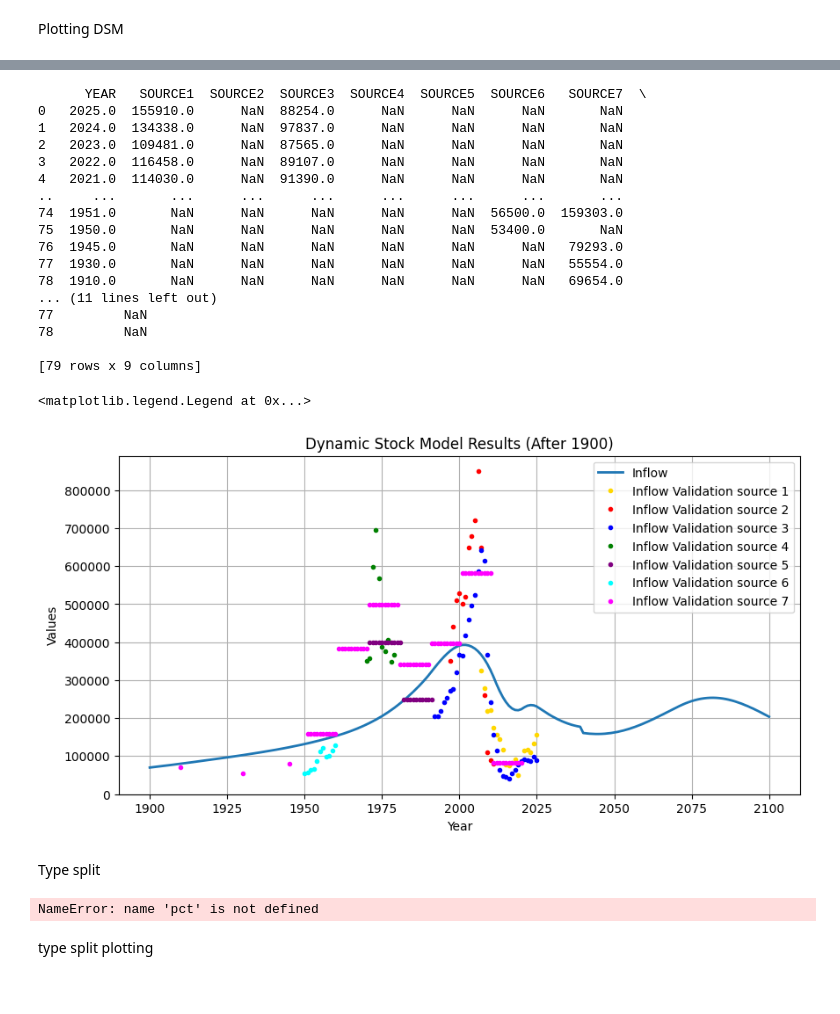
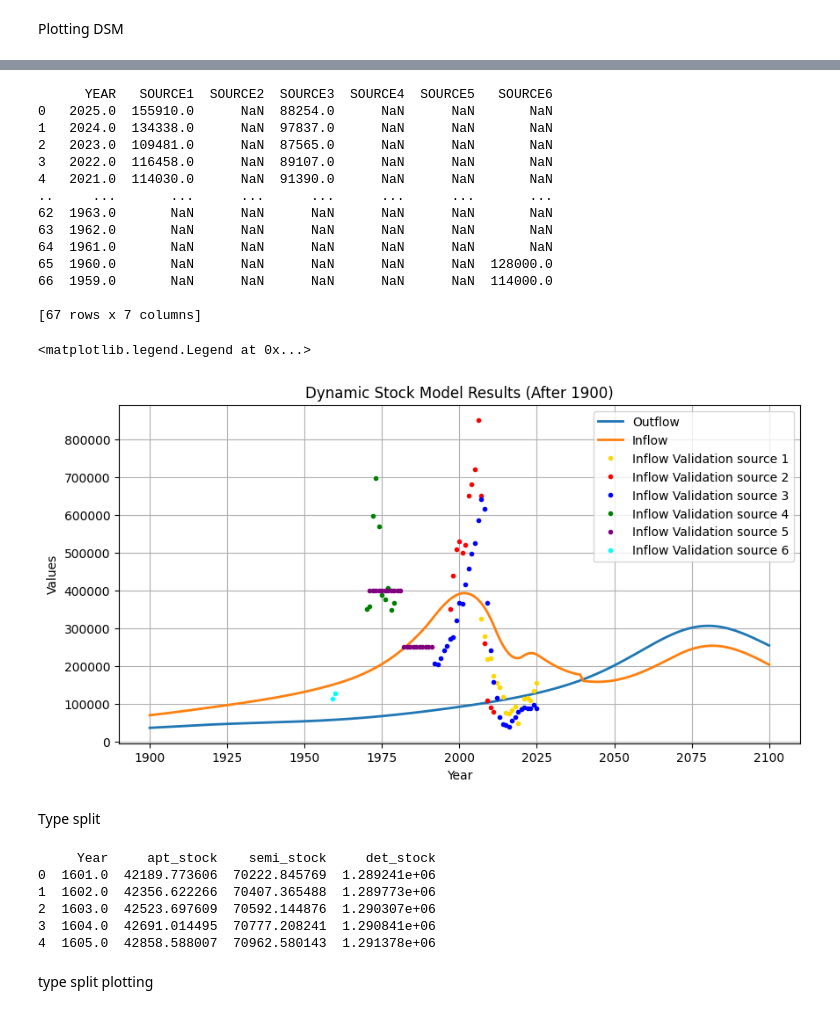
Before and after one commit to tdhunn01-design/MFA2, a Jupyter notebook: PPD_POP_Multiplied.ipynb, the cells around one changed output, grey strips where cells are left out. Drawn from its saved outputs; the diff is of its cells as text; code cells hidden in the pictures.

Commit message:
added DSM for type split

```diff
--- a/PPD_POP_Multiplied.ipynb
+++ b/PPD_POP_Multiplied.ipynb
@@ -166,43 +172,40 @@ validation_file = "inflow_validation.xlsx"
 # This file should be placed in the same directory as this notebook (on the JupyterHub server)
 
 # We read the data and store it in a Dataframe called "data", using the read_excel() panda function
-data_raw = pd.read_excel(validation_file, index_col = None, header = 0, usecols = 'D:L')
-validation_data = data_raw.iloc[0:79]
+data_raw = pd.read_excel(validation_file, index_col = None, header = 0, usecols = 'D:J')
+validation_data = data_raw.iloc[0:67]
 print(validation_data)
 # %% [output]
-      YEAR   SOURCE1  SOURCE2  SOURCE3  SOURCE4  SOURCE5  SOURCE6   SOURCE7  \
-0   2025.0  155910.0      NaN  88254.0      NaN      NaN      NaN       NaN
-1   2024.0  134338.0      NaN  97837.0      NaN      NaN      NaN       NaN
-2   2023.0  109481.0      NaN  87565.0      NaN      NaN      NaN       NaN
-3   2022.0  116458.0      NaN  89107.0      NaN      NaN      NaN       NaN
-4   2021.0  114030.0      NaN  91390.0      NaN      NaN      NaN       NaN
-..     ...       ...      ...      ...      ...      ...      ...       ...
-74  1951.0       NaN      NaN      NaN      NaN      NaN  56500.0  159303.0
-75  1950.0       NaN      NaN      NaN      NaN      NaN  53400.0       NaN
-76  1945.0       NaN      NaN      NaN      NaN      NaN      NaN   79293.0
-77  1930.0       NaN      NaN      NaN      NaN      NaN      NaN   55554.0
-78  1910.0       NaN      NaN      NaN      NaN      NaN      NaN   69654.0
-... (11 lines left out)
-77         NaN
-78         NaN
+      YEAR   SOURCE1  SOURCE2  SOURCE3  SOURCE4  SOURCE5   SOURCE6
+0   2025.0  155910.0      NaN  88254.0      NaN      NaN       NaN
+1   2024.0  134338.0      NaN  97837.0      NaN      NaN       NaN
+2   2023.0  109481.0      NaN  87565.0      NaN      NaN       NaN
+3   2022.0  116458.0      NaN  89107.0      NaN      NaN       NaN
+4   2021.0  114030.0      NaN  91390.0      NaN      NaN       NaN
+..     ...       ...      ...      ...      ...      ...       ...
+62  1963.0       NaN      NaN      NaN      NaN      NaN       NaN
+63  1962.0       NaN      NaN      NaN      NaN      NaN       NaN
+64  1961.0       NaN      NaN      NaN      NaN      NaN       NaN
+65  1960.0       NaN      NaN      NaN      NaN      NaN  128000.0
+66  1959.0       NaN      NaN      NaN      NaN      NaN  114000.0
 
-[79 rows x 9 columns]
+[67 rows x 7 columns]
 # %%
 # plotting after 1900
 plt.figure(figsize=(10, 5))
+plt.plot(t_array[t_array >= 1900], O_C_1d[t_array >= 1900], label='Outflow', lw=2)
 plt.plot(t_array[t_array >= 1900], I_all[t_array >= 1900], label='Inflow', lw=2)
 plt.plot(validation_data['YEAR'], validation_data['SOURCE1'], '.', label='Inflow Validation source 1',  color = 'gold')
 plt.plot(validation_data['YEAR'], validation_data['SOURCE2'], '.', label='Inflow Validation source 2',  color = 'red')
 plt.plot(validation_data['YEAR'], validation_data['SOURCE3'], '.', label='Inflow Validation source 3',  color = 'blue')
 plt.plot(validation_data['YEAR'], validation_data['SOURCE4'], '.', label='Inflow Validation source 4',  color = 'green')
 plt.plot(validation_data['YEAR'], validation_data['SOURCE5'], '.', label='Inflow Validation source 5',  color = 'purple')
 plt.plot(validation_data['YEAR'], validation_data['SOURCE6'], '.', label='Inflow Validation source 6',  color = 'cyan')
-plt.plot(validation_data['YEAR'], validation_data['SOURCE7'], '.', label='Inflow Validation source 7',  color = 'magenta')
 plt.title('Dynamic Stock Model Results (After 1900)')
 plt.xlabel('Year')
 plt.grid()
 plt.ylabel('Values')
 plt.legend()
 # %% [output]
 <matplotlib.legend.Legend at 0x...>
-[figure, old version]
+[figure, new version]
@@ -218,19 +212,31 @@ plt.legend()
 # %% [markdown]
 Type split
 # %%
+
 from scipy.interpolate import PchipInterpolator
 
+# load percentage splits from excel
+pct = pd.read_excel("spain_dwelling_types.xlsx", sheet_name="Data", header=2)[["Year", "Apartment / Flat (%)", "Semi-Detached / Terraced (%)", "Detached (%)"]].dropna(subset=["Year"])
+pct.columns = ["Year", "pct_apt", "pct_semi", "pct_det"]
+pct = pct[pd.to_numeric(pct["Year"], errors="coerce").notna()]
+pct["Year"] = pct["Year"].astype(int)
+
+# clean and prepare anchor points, thin post-2000 to reduce oscillation
 pct_known = pct.copy()
-pct_known["Year"] = pd.to_numeric(pct_known["Year"], errors="coerce")
 pct_known[["pct_apt", "pct_semi", "pct_det"]] = pct_known[["pct_apt", "pct_semi", "pct_det"]].apply(pd.to_numeric, errors="coerce")
 pct_known = pct_known.dropna().sort_values("Year")
+pct_known = pd.concat([
+    pct_known[pct_known["Year"] <= 2000],
+    pct_known[pct_known["Year"] > 2000].iloc[::2]
+]).reset_index(drop=True)
 
+# build type_split with Product still attached
 type_split = result[["Year", "Product"]].copy()
 
+# fit monotonic spline, hold last value flat beyond 2024
 for col in ["pct_apt", "pct_semi", "pct_det"]:
     interp = PchipInterpolator(pct_known["Year"].values, pct_known[col].values, extrapolate=False)
     vals = interp(type_split["Year"].values)
-    # hold last known value flat beyond 2024
     last_val = pct_known[col].iloc[-1]
     vals = np.where(type_split["Year"].values > pct_known["Year"].max(), last_val, vals)
     type_split[col] = vals
@@ -250,7 +256,12 @@ type_split = type_split[["Year", "apt_stock", "semi_stock", "det_stock"]]
 
 print(type_split.head())
 # %% [output]
-NameError: name 'pct' is not defined
+     Year     apt_stock    semi_stock     det_stock
+0  1601.0  42189.773606  70222.845769  1.289241e+06
+1  1602.0  42356.622266  70407.365488  1.289773e+06
+2  1603.0  42523.697609  70592.144876  1.290307e+06
+3  1604.0  42691.014495  70777.208241  1.290841e+06
+4  1605.0  42858.588007  70962.580143  1.291378e+06
 # %% [markdown]
 type split plotting
 # %%
```
Also changed, not shown: parts of 7 cells of this notebook.
